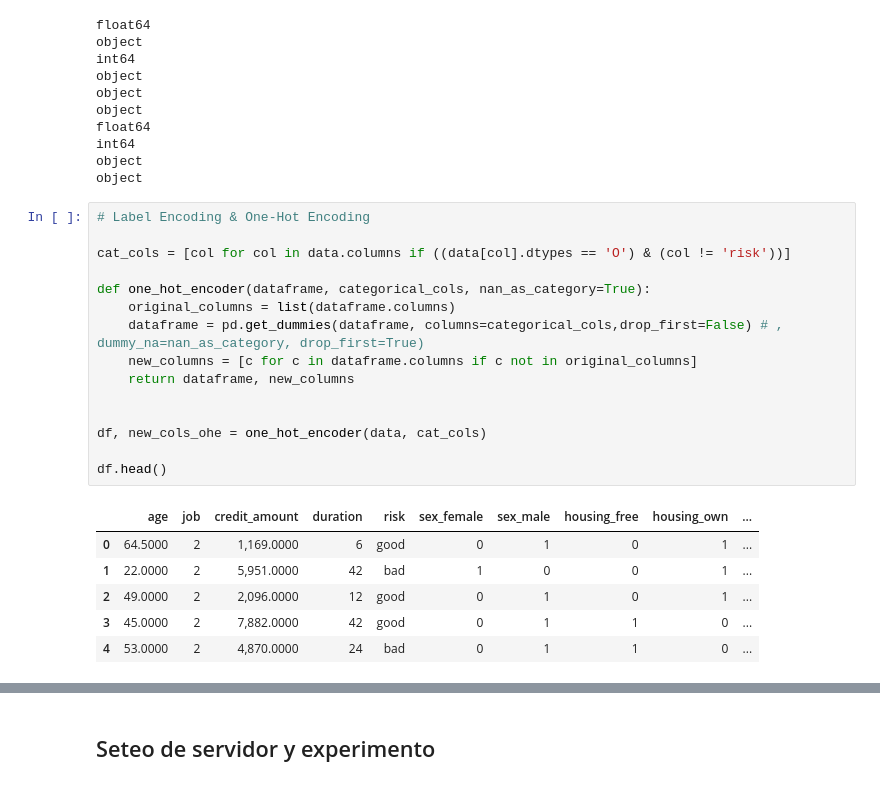
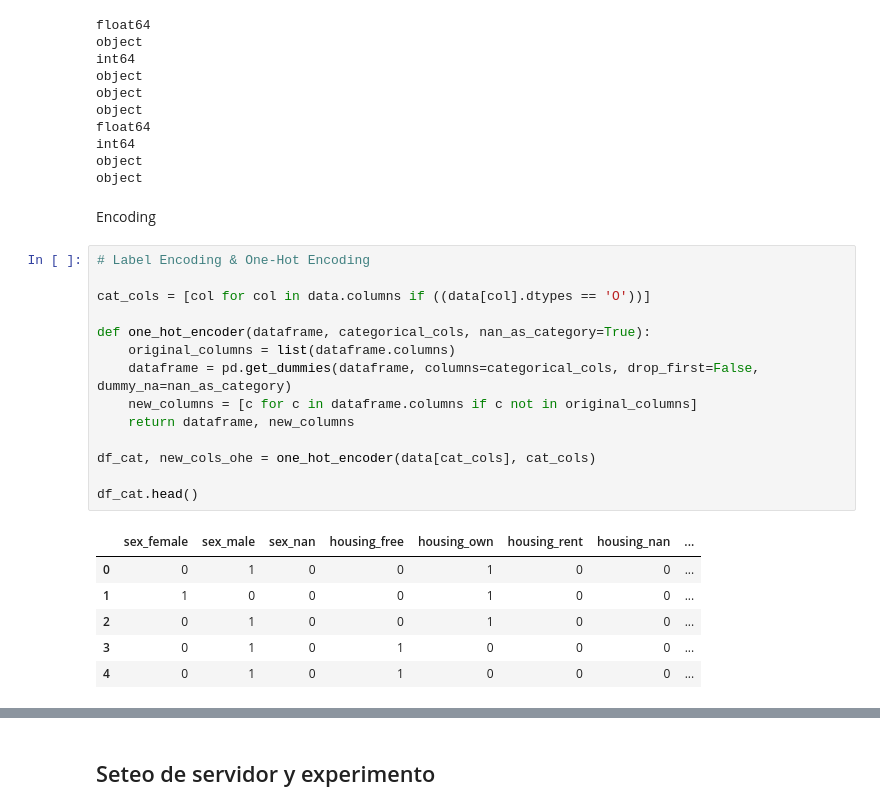
Before and after one commit to alangrosso/datapath-mle, a Jupyter notebook: 04-mlflow/mlf_notebook.ipynb, the cells around one changed output, grey strips where cells are left out. Cells and saved outputs as stored; diff of their text form.

```diff
--- a/04-mlflow/mlf_notebook.ipynb
+++ b/04-mlflow/mlf_notebook.ipynb
@@ -204,25 +218,26 @@ float64
 int64
 object
 object
+# %% [markdown]
+Encoding
 # %%
 # Label Encoding & One-Hot Encoding
 
-cat_cols = [col for col in data.columns if ((data[col].dtypes == 'O') & (col != 'risk'))]
+cat_cols = [col for col in data.columns if ((data[col].dtypes == 'O'))]
 
 def one_hot_encoder(dataframe, categorical_cols, nan_as_category=True):
     original_columns = list(dataframe.columns)
-    dataframe = pd.get_dummies(dataframe, columns=categorical_cols,drop_first=False) # , dummy_na=nan_as_category, drop_first=True)
+    dataframe = pd.get_dummies(dataframe, columns=categorical_cols, drop_first=False, dummy_na=nan_as_category)
     new_columns = [c for c in dataframe.columns if c not in original_columns]
     return dataframe, new_columns
 
+df_cat, new_cols_ohe = one_hot_encoder(data[cat_cols], cat_cols)
 
-df, new_cols_ohe = one_hot_encoder(data, cat_cols)
-
-df.head()
+df_cat.head()
 # %% [output]
-|  | age | job | credit_amount | duration | risk | sex_female | sex_male | housing_free | housing_own | ... |
-| 0 | 64.5000 | 2 | 1,169.0000 | 6 | good | 0 | 1 | 0 | 1 | ... |
-| 1 | 22.0000 | 2 | 5,951.0000 | 42 | bad | 1 | 0 | 0 | 1 | ... |
-| 2 | 49.0000 | 2 | 2,096.0000 | 12 | good | 0 | 1 | 0 | 1 | ... |
-| 3 | 45.0000 | 2 | 7,882.0000 | 42 | good | 0 | 1 | 1 | 0 | ... |
-| 4 | 53.0000 | 2 | 4,870.0000 | 24 | bad | 0 | 1 | 1 | 0 | ... |
+|  | sex_female | sex_male | sex_nan | housing_free | housing_own | housing_rent | housing_nan | ... |
+| 0 | 0 | 1 | 0 | 0 | 1 | 0 | 0 | ... |
+| 1 | 1 | 0 | 0 | 0 | 1 | 0 | 0 | ... |
+| 2 | 0 | 1 | 0 | 0 | 1 | 0 | 0 | ... |
+| 3 | 0 | 1 | 0 | 1 | 0 | 0 | 0 | ... |
+| 4 | 0 | 1 | 0 | 1 | 0 | 0 | 0 | ... |
```
Also changed, not shown: parts of 80 cells of this notebook, 6 other files.
